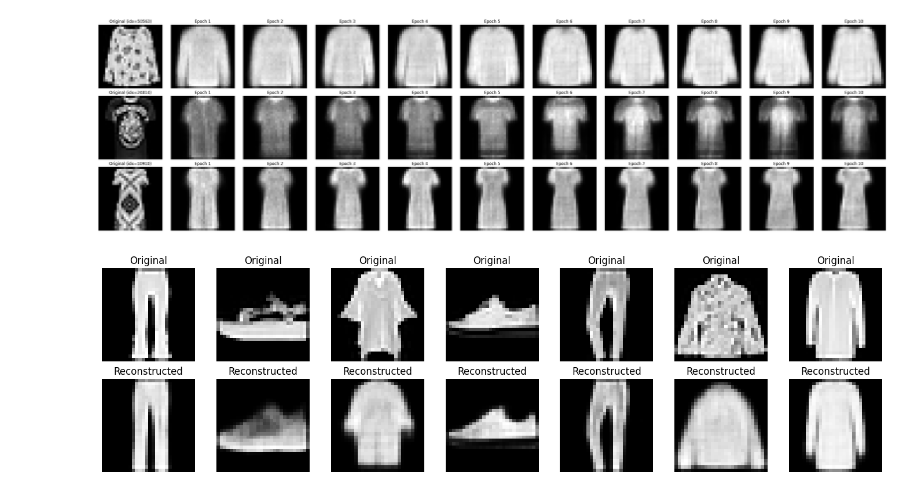
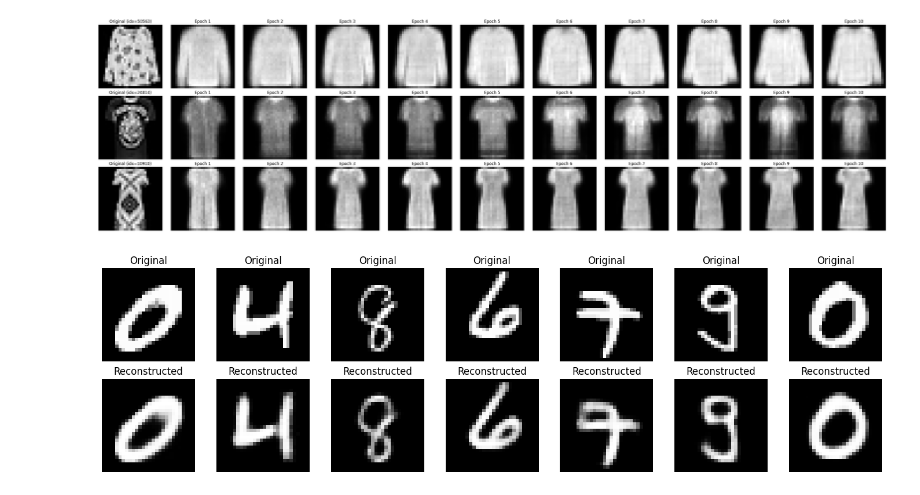
Before and after one commit to woullufy/deep-embedded-clustering, a Jupyter notebook: notebooks/autoencoder.ipynb, the cells around one changed output. Saved outputs shown, nothing was run; the diff lists cells and outputs as text; code cells hidden in the pictures.

Commit message:
Added autoencoder params trained on mnist and fashion mnist over 100 epochs. Fix bugs with device

```diff
--- a/notebooks/autoencoder.ipynb
+++ b/notebooks/autoencoder.ipynb
@@ -12,19 +12,20 @@ from utils import plot_ae_losses, plot_ae_reconstructions, plot_all_reconstructi
 # %% [markdown]
 # Load dataset
 # %%
-training_data, testing_data = load_fashion_mnist()
+training_data, testing_data = load_mnist()
 
 train_loader = DataLoader(training_data, batch_size=64, shuffle=True)
 test_loader = DataLoader(testing_data, batch_size=64, shuffle=True)
 
 # img_indices = [50563, 24814, 10910, 57495, 57965, 41635]
-img_indices = [50563, 24814, 10910]
+# img_indices = [50563, 24814, 10910]
 # %% [markdown]
 # Train or load Autoencoder
 # %%
 ae = Autoencoder()
 optimizer = torch.optim.Adam(ae.parameters(), lr=1e-3)
 recon_loss = BCELoss()
+device = torch.device('cuda' if torch.cuda.is_available() else 'cpu')
 # %% [markdown]
 ### Uncomment the lines below for custom training
 # %%
@@ -54,7 +70,7 @@ Epoch 10: average loss = 0.2780
 # %%
 ae = Autoencoder()
 
-checkpoint = torch.load("../checkpoints/autoencoder_full.pth", map_location="cpu")
+checkpoint = torch.load("../checkpoints/autoencoder_fashion_mnist.pth", map_location="cpu")
 ae.load_state_dict(checkpoint["model_state"])
 ae_losses = checkpoint["losses"]
 images = checkpoint["images"]
@@ -89,6 +105,11 @@ plot_all_reconstructions(images)
 # %% [output]
 [figure]
 # %%
-plot_ae_reconstructions(ae, training_data, n=7)
+plot_ae_reconstructions(
+    ae,
+    training_data,
+    n=7,
+    device=device,
+)
 # %% [output]
-[figure, old version]
+[figure, new version]
```
Also changed, not shown: parts of 3 cells of this notebook, 3 other files.
